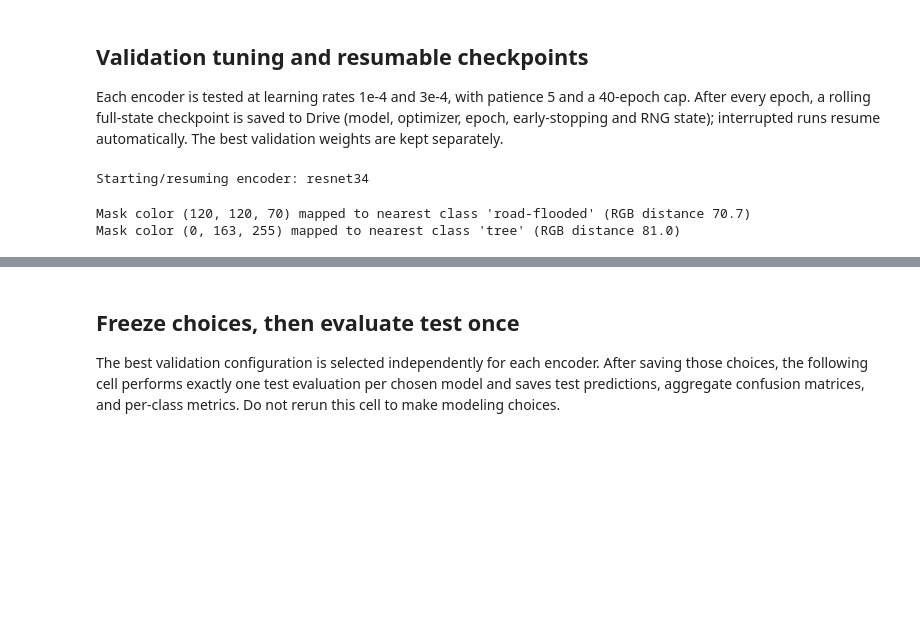
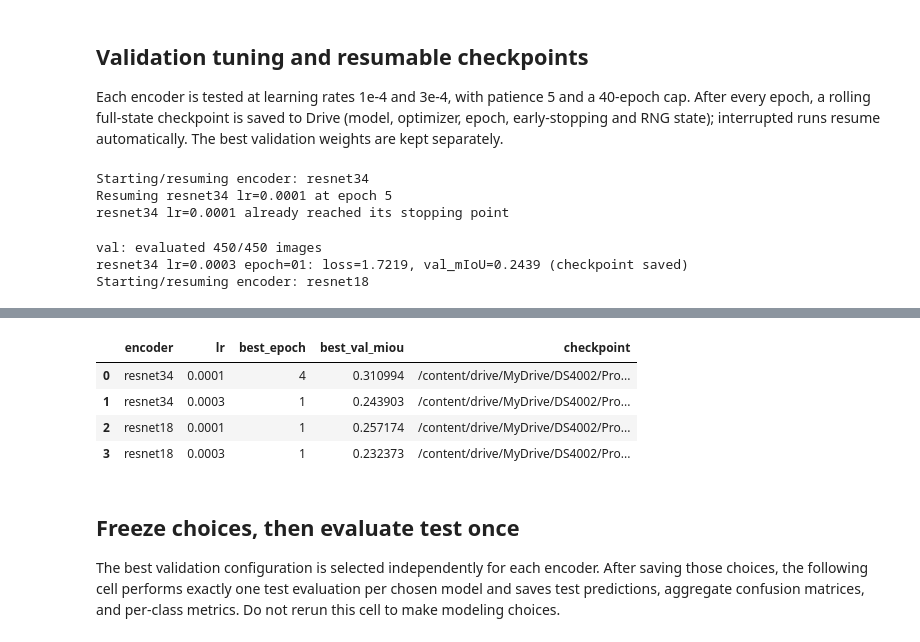
Before and after one commit to bgv2/DS4002-LB, a Jupyter notebook: Project_3/Scripts/floodnet_unet_analysis.ipynb, the cells around one changed output, grey strips where cells are left out. Drawn from its saved outputs; the diff is of its cells as text; code cells hidden in the pictures; blank space fills up the shorter version.

```diff
--- a/Project_3/Scripts/floodnet_unet_analysis.ipynb
+++ b/Project_3/Scripts/floodnet_unet_analysis.ipynb
@@ -364,8 +364,8 @@ def evaluate_split(model, split, prediction_dir=None):
 Each encoder is tested at learning rates 1e-4 and 3e-4, with patience 5 and a 40-epoch cap. After every epoch, a rolling full-state checkpoint is saved to Drive (model, optimizer, epoch, early-stopping and RNG state); interrupted runs resume automatically. The best validation weights are kept separately.
 # %%
 LR_GRID = [1e-4, 3e-4]
-MAX_EPOCHS = 40
-PATIENCE = 5
+MAX_EPOCHS = 1
+PATIENCE = 1
 val_pairs = get_pairs("val")
 
 def validate_miou(model):
@@ -439,5 +439,8 @@ else:
     print("Set RUN_TUNING=True to train and tune the models.")
 # %% [output]
 Starting/resuming encoder: resnet34
+Resuming resnet34 lr=0.0001 at epoch 5
+resnet34 lr=0.0001 already reached its stopping point
-Mask color (120, 120, 70) mapped to nearest class 'road-flooded' (RGB distance 70.7)
-Mask color (0, 163, 255) mapped to nearest class 'tree' (RGB distance 81.0)
+val: evaluated 450/450 images
+resnet34 lr=0.0003 epoch=01: loss=1.7219, val_mIoU=0.2439 (checkpoint saved)
+Starting/resuming encoder: resnet18
@@ -450,3 +454,8 @@ resnet34 lr=0.0001 epoch=03: loss=1.2837, val_mIoU=0.3004 (checkpoint saved)
+|  | encoder | lr | best_epoch | best_val_miou | checkpoint |
+| 0 | resnet34 | 0.0001 | 4 | 0.310994 | /content/drive/MyDrive/DS4002/Pro... |
+| 1 | resnet34 | 0.0003 | 1 | 0.243903 | /content/drive/MyDrive/DS4002/Pro... |
+| 2 | resnet18 | 0.0001 | 1 | 0.257174 | /content/drive/MyDrive/DS4002/Pro... |
+| 3 | resnet18 | 0.0003 | 1 | 0.232373 | /content/drive/MyDrive/DS4002/Pro... |
 # %% [markdown]
 ## Freeze choices, then evaluate test once
 
```
Also changed, not shown: parts of 4 cells of this notebook.
